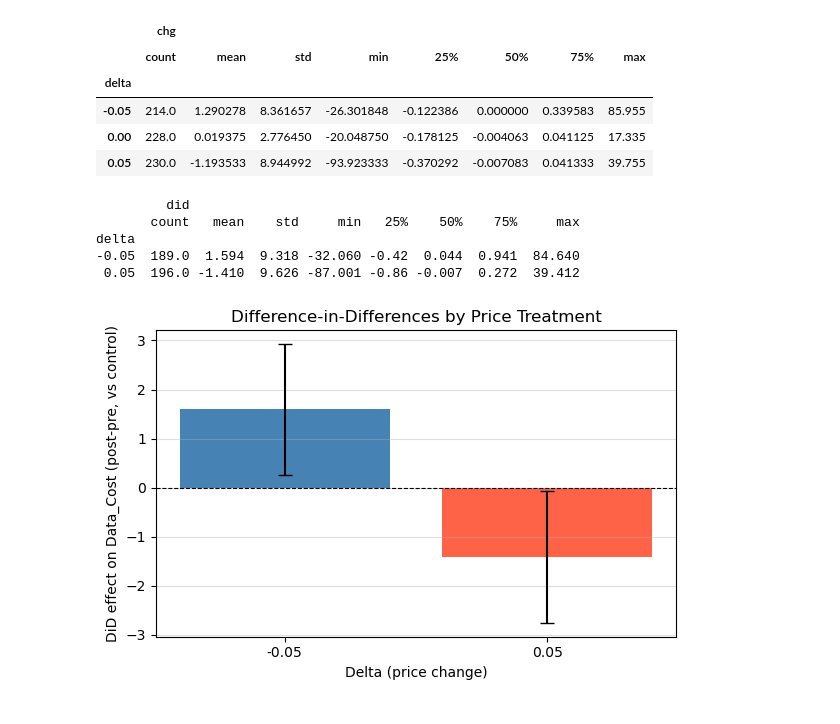
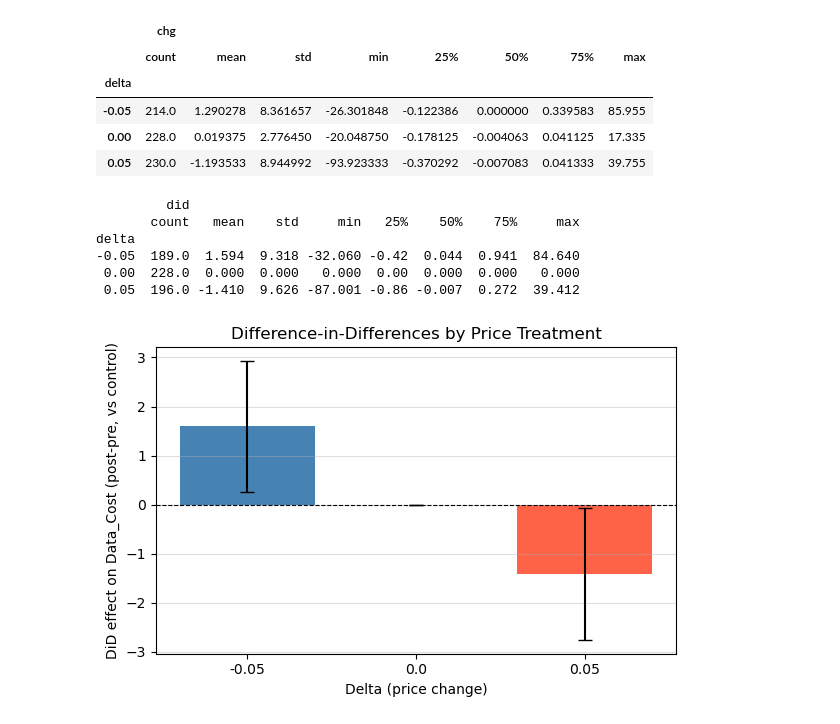
Before and after one commit to ravi-sharethis/python-notebooks, a Jupyter notebook: TTD3_Pricing.ipynb, the cells around one changed output. Cells and saved outputs as stored; diff of their text form; code cells hidden in the pictures.

```diff
--- a/TTD3_Pricing.ipynb
+++ b/TTD3_Pricing.ipynb
@@ -573,38 +441,39 @@ control_mean_by_group = (
 )
 
 did = (
-    test_means_joined[test_means_joined['delta'] != 0]
+    test_means_joined #[test_means_joined['delta'] != 0]
     .join(control_mean_by_group, on='group')
     .dropna(subset=['control_chg_mean'])
     .copy()
 )
 did['did'] = did['chg'] - did['control_chg_mean']
 
 # Summary per delta
 print(did.groupby('delta')[['did']].describe().round(3))
 
 # Plot: mean DiD with 95% CI per delta
 import matplotlib.pyplot as plt
 from scipy import stats
 
 deltas = sorted(did['delta'].unique())
 means = [did[did['delta'] == d]['did'].mean() for d in deltas]
 sems  = [stats.sem(did[did['delta'] == d]['did'].dropna()) for d in deltas]
 cis   = [1.96 * s for s in sems]
 
 fig, ax = plt.subplots(figsize=(6, 4))
-ax.bar([str(d) for d in deltas], means, yerr=cis, capsize=5, color=['steelblue', 'tomato'])
+ax.bar([str(d) for d in deltas], means, yerr=cis, capsize=5, color=['steelblue', 'brown', 'tomato'])
 ax.axhline(0, color='black', linewidth=0.8, linestyle='--')
 ax.set_xlabel('Delta (price change)')
 ax.set_ylabel('DiD effect on Data_Cost (post-pre, vs control)')
 ax.set_title('Difference-in-Differences by Price Treatment')
 ax.grid(axis='y', alpha=0.4)
 plt.tight_layout()
 plt.show()
 # %% [output]
          did
        count   mean    std     min   25%    50%    75%     max
 delta
 -0.05  189.0  1.594  9.318 -32.060 -0.42  0.044  0.941  84.640
+ 0.00  228.0  0.000  0.000   0.000  0.00  0.000  0.000   0.000
  0.05  196.0 -1.410  9.626 -87.001 -0.86 -0.007  0.272  39.412
-[figure, old version]
+[figure, new version]
```
Also changed, not shown: parts of 34 cells of this notebook.
